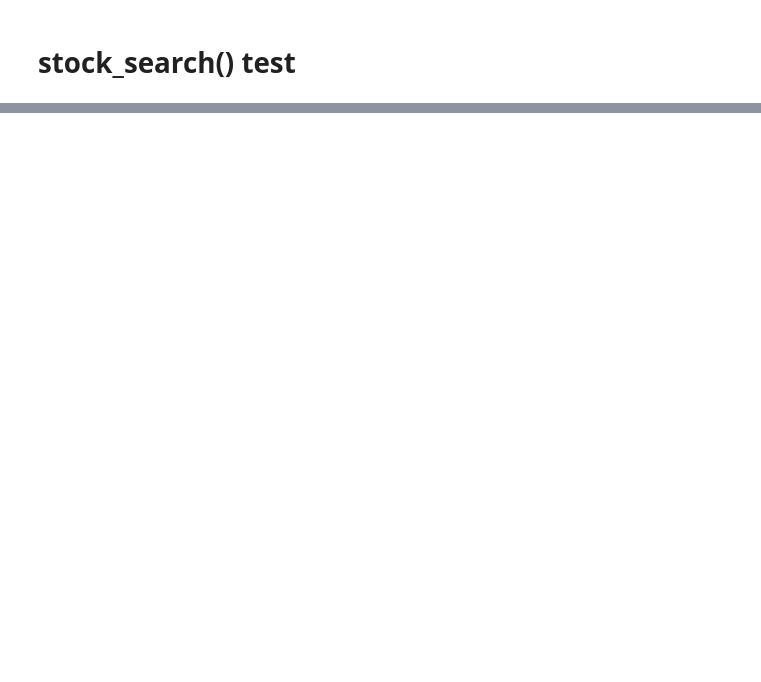
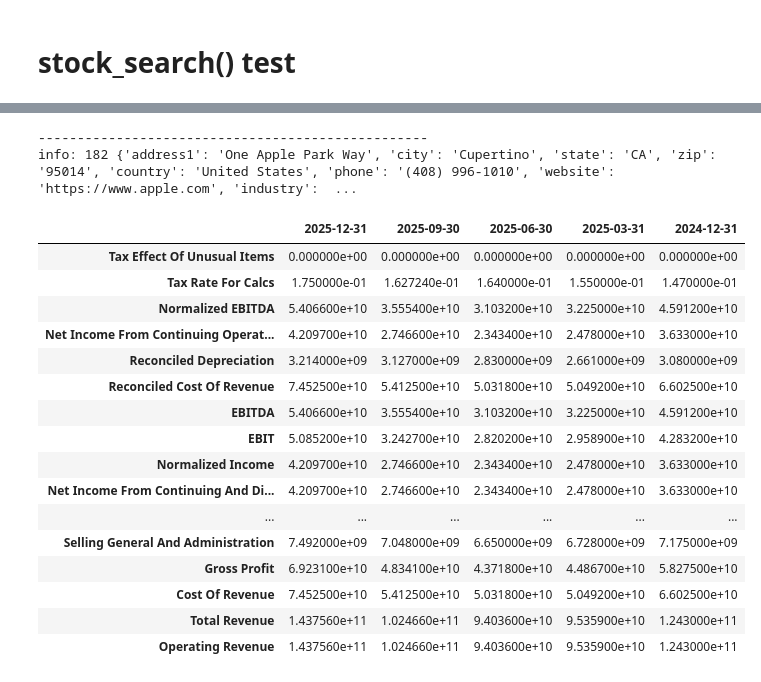
Before and after one commit to cherrima/hipython, a Jupyter notebook: v0_investreport/notebooks/module_test.ipynb, the cells around one changed output, grey strips where cells are left out. Drawn from its saved outputs; the diff is of its cells as text; code cells hidden in the pictures; blank space fills up the shorter version.

```diff
--- a/v0_investreport/notebooks/module_test.ipynb
+++ b/v0_investreport/notebooks/module_test.ipynb
@@ -49,0 +69,44 @@ results['estimatedTotalHits']
+# %%
+ # 종목 기본정보 스크래핑
+import yfinance as yf
+import pandas as pd
+
+symbol = "AAPL"
+# symbol = "INVALID-TICKER"
+ticker = yf.Ticker(symbol)
+
+print("-" * 50)
+print("info:", len(ticker.info), ticker.info)
+# if not ticker.info:  # 또는 len(ticker.info) < 2
+#     print("유효하지 않은 티커입니다.")
+# else :
+#     print(ticker.info['longName'])
+
+# keys_to_keep = ['longName','industry','sector','marketCap','sharesOutstanding']
+
+# sub_dict = {key: ticker.info[key] for key in keys_to_keep if key in ticker.info}
+
+# sub_dict
+# %% [output]
+--------------------------------------------------
+info: 182 {'address1': 'One Apple Park Way', 'city': 'Cupertino', 'state': 'CA', 'zip': '95014', 'country': 'United States', 'phone': '(408) 996-1010', 'website': 'https://www.apple.com', 'industry':  ...
+# %%
+ticker.quarterly_income_stmt
+# %% [output]
+|  | 2025-12-31 | 2025-09-30 | 2025-06-30 | 2025-03-31 | 2024-12-31 |
+| Tax Effect Of Unusual Items | 0.000000e+00 | 0.000000e+00 | 0.000000e+00 | 0.000000e+00 | 0.000000e+00 |
+| Tax Rate For Calcs | 1.750000e-01 | 1.627240e-01 | 1.640000e-01 | 1.550000e-01 | 1.470000e-01 |
+| Normalized EBITDA | 5.406600e+10 | 3.555400e+10 | 3.103200e+10 | 3.225000e+10 | 4.591200e+10 |
+| Net Income From Continuing Operat... | 4.209700e+10 | 2.746600e+10 | 2.343400e+10 | 2.478000e+10 | 3.633000e+10 |
+| Reconciled Depreciation | 3.214000e+09 | 3.127000e+09 | 2.830000e+09 | 2.661000e+09 | 3.080000e+09 |
+| Reconciled Cost Of Revenue | 7.452500e+10 | 5.412500e+10 | 5.031800e+10 | 5.049200e+10 | 6.602500e+10 |
+| EBITDA | 5.406600e+10 | 3.555400e+10 | 3.103200e+10 | 3.225000e+10 | 4.591200e+10 |
+| EBIT | 5.085200e+10 | 3.242700e+10 | 2.820200e+10 | 2.958900e+10 | 4.283200e+10 |
+| Normalized Income | 4.209700e+10 | 2.746600e+10 | 2.343400e+10 | 2.478000e+10 | 3.633000e+10 |
+| Net Income From Continuing And Di... | 4.209700e+10 | 2.746600e+10 | 2.343400e+10 | 2.478000e+10 | 3.633000e+10 |
+| ... | ... | ... | ... | ... | ... |
+| Selling General And Administration | 7.492000e+09 | 7.048000e+09 | 6.650000e+09 | 6.728000e+09 | 7.175000e+09 |
+| Gross Profit | 6.923100e+10 | 4.834100e+10 | 4.371800e+10 | 4.486700e+10 | 5.827500e+10 |
+| Cost Of Revenue | 7.452500e+10 | 5.412500e+10 | 5.031800e+10 | 5.049200e+10 | 6.602500e+10 |
+| Total Revenue | 1.437560e+11 | 1.024660e+11 | 9.403600e+10 | 9.535900e+10 | 1.243000e+11 |
+| Operating Revenue | 1.437560e+11 | 1.024660e+11 | 9.403600e+10 | 9.535900e+10 | 1.243000e+11 |
```
Also changed, not shown: parts of 10 cells of this notebook, 5 other files.
